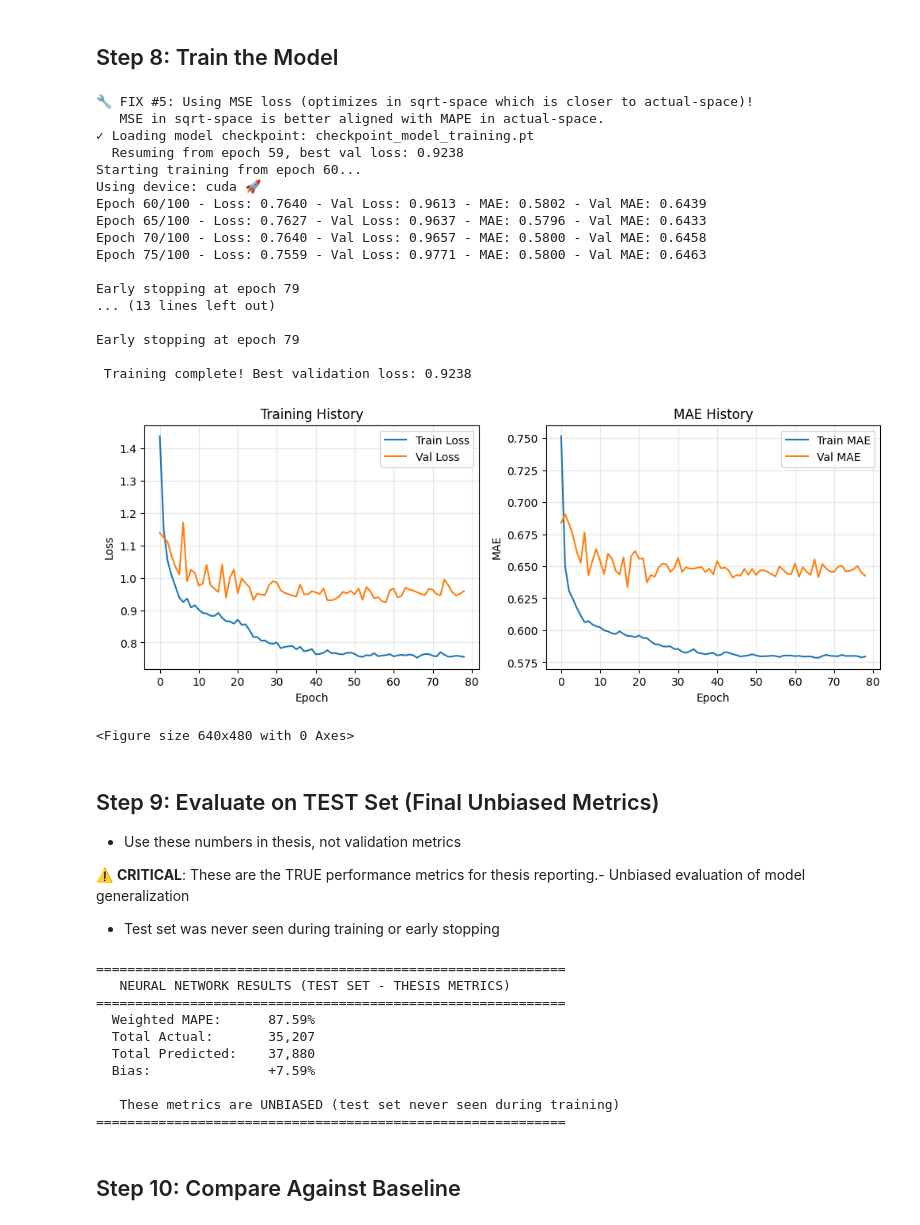
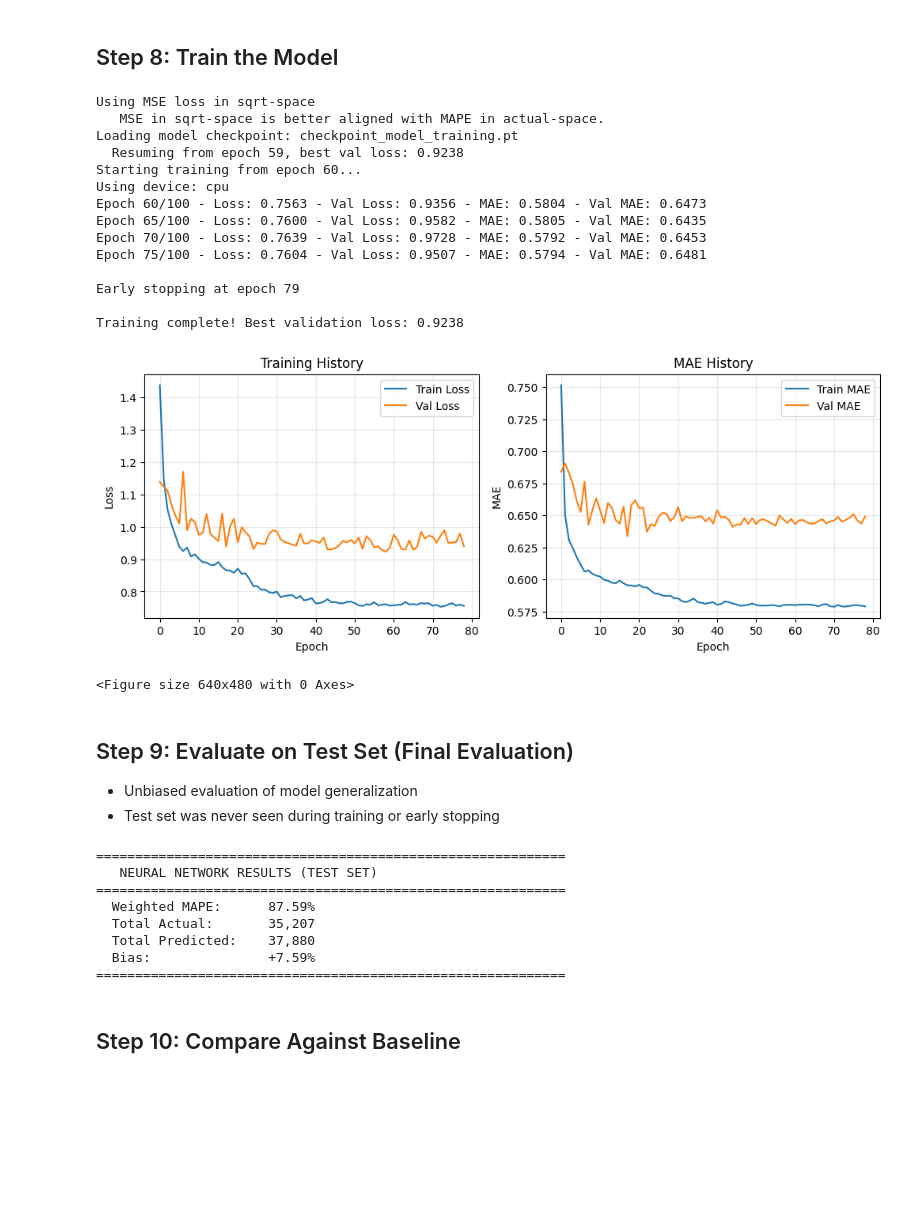
Before and after one commit to Runis13/CDE, a Jupyter notebook: Neural_Network_Forecast.ipynb, the cells around one changed output. Cells and saved outputs as stored; diff of their text form; code cells hidden in the pictures; blank space fills up the shorter version.

```diff
--- a/Neural_Network_Forecast.ipynb
+++ b/Neural_Network_Forecast.ipynb
@@ -320,12 +318,16 @@ def extract_rich_features(df_data, sku, end_date, lookback_days=90):
 
     # ==== COMPANY BASELINE: 12-MONTH AVERAGE ====
     # This is the company's current forecasting method
-    # FIX: Use actual number of months available instead of always dividing by 12
     last_12mo = sku_data.tail(365)  # Approximately 12 months
     if len(last_12mo) > 0:
-        # Calculate actual months available (use days/30.44 as approximation)
-        actual_months = min(len(last_12mo) / 30.44, 12)
-        baseline_12mo = last_12mo['qty_ordered'].sum() / max(actual_months, 1)
+        # Calculate actual months available
+        actual_months = len(last_12mo) / 30.44
+
+        # If we have 12+ months, divide by 12. Otherwise divide by actual months.
+        if actual_months >= 12:
+            baseline_12mo = last_12mo['qty_ordered'].sum() / 12
+        else:
+            baseline_12mo = last_12mo['qty_ordered'].sum() / max(actual_months, 1)
     else:
         baseline_12mo = 0
     features['baseline_12mo'] = baseline_12mo
@@ -1031,11 +1016,10 @@ Device: cuda
 # %%
 class ForecastModel(nn.Module):
     """
-    🔧 FIX #4: SIMPLIFIED PyTorch neural network (64→32→16)
+    Simplified PyTorch neural network (64->32->16)
     - Dense layers for numerical features
     - Embedding layer for cluster information
     - Combined architecture
-    - SIMPLER = less overfitting, better generalization
     """
     def __init__(self, n_features, n_clusters, embedding_dim=4):
         super(ForecastModel, self).__init__()
@@ -1043,7 +1027,7 @@ class ForecastModel(nn.Module):
         # Cluster embedding
         self.cluster_embedding = nn.Embedding(n_clusters, embedding_dim)
 
-        # 🔧 SIMPLIFIED: 64→32→16 instead of 128→64→32
+        # Simplified architecture: 64->32->16
         self.fc1 = nn.Linear(n_features, 64)
         self.bn1 = nn.BatchNorm1d(64)
         self.dropout1 = nn.Dropout(0.2)
@@ -1115,8 +1099,8 @@ Trainable parameters: 5,225
 ## Step 8: Train the Model
 # %%
 # Training setup
-# 🔧 FIX #5: Use MSE loss instead of HuberLoss
-print("\n🔧 FIX #5: Using MSE loss (optimizes in sqrt-space which is closer to actual-space)!")
+# Use MSE loss (optimizes in sqrt-space which is closer to actual-space)
+print("\nUsing MSE loss in sqrt-space")
 print("   MSE in sqrt-space is better aligned with MAPE in actual-space.")
 criterion = nn.MSELoss()
 optimizer = optim.Adam(model.parameters(), lr=0.001)
@@ -1140,8 +1124,8 @@ history = {'train_loss': [], 'val_loss': [], 'train_mae': [], 'val_mae': []}
 # Check for model checkpoint
 model_checkpoint = 'checkpoint_model_training.pt'
 if os.path.exists(model_checkpoint):
-    print(f"✓ Loading model checkpoint: {model_checkpoint}")
-    checkpoint = torch.load(model_checkpoint)
+    print(f"Loading model checkpoint: {model_checkpoint}")
+    checkpoint = torch.load(model_checkpoint, map_location=device)
     model.load_state_dict(checkpoint['model_state_dict'])
     optimizer.load_state_dict(checkpoint['optimizer_state_dict'])
     start_epoch = checkpoint['epoch'] + 1
@@ -1154,7 +1138,7 @@ else:
     best_model_state = model.state_dict().copy()
 
 print(f"Starting training from epoch {start_epoch + 1}...")
-print(f"Using device: {device} 🚀" if device.type == 'cuda' else "Using device: {device}")
+print(f"Using device: {device}")
 
 for epoch in range(start_epoch, epochs):
     # Training phase
@@ -1170,7 +1154,7 @@ for epoch in range(start_epoch, epochs):
 
         # Check for NaN loss
         if torch.isnan(loss):
-            print(f"\n⚠ NaN loss detected at epoch {epoch+1}!")
+            print(f"\nNaN loss detected at epoch {epoch+1}!")
             print(f"  outputs min/max: {outputs.min():.4f} / {outputs.max():.4f}")
             print(f"  y_batch min/max: {y_batch.min():.4f} / {y_batch.max():.4f}")
             print(f"  cluster_batch: {cluster_batch[:5]}")
@@ -1241,59 +1225,54 @@ for epoch in range(start_epoch, epochs):
 
 # Restore best model
 model.load_state_dict(best_model_state)
-print(f"\n Training complete! Best validation loss: {best_val_loss:.4f}")
+print(f"\nTraining complete! Best validation loss: {best_val_loss:.4f}")
 
 # Plot training history
 plt.figure(figsize=(12, 4))
 plt.subplot(1, 2, 1)
 plt.plot(history['train_loss'], label='Train Loss')
 plt.plot(history['val_loss'], label='Val Loss')
 plt.xlabel('Epoch')
 plt.ylabel('Loss')
 plt.legend()
 plt.title('Training History')
 plt.grid(True, alpha=0.3)
 
 plt.subplot(1, 2, 2)
 plt.plot(history['train_mae'], label='Train MAE')
 plt.plot(history['val_mae'], label='Val MAE')
 plt.xlabel('Epoch')
 plt.ylabel('MAE')
 plt.legend()
 plt.title('MAE History')
 plt.grid(True, alpha=0.3)
 
 plt.show()
 plt.tight_layout()
 # %% [output]
-🔧 FIX #5: Using MSE loss (optimizes in sqrt-space which is closer to actual-space)!
+Using MSE loss in sqrt-space
    MSE in sqrt-space is better aligned with MAPE in actual-space.
-✓ Loading model checkpoint: checkpoint_model_training.pt
+Loading model checkpoint: checkpoint_model_training.pt
   Resuming from epoch 59, best val loss: 0.9238
 Starting training from epoch 60...
-Using device: cuda 🚀
-Epoch 60/100 - Loss: 0.7640 - Val Loss: 0.9613 - MAE: 0.5802 - Val MAE: 0.6439
-Epoch 65/100 - Loss: 0.7627 - Val Loss: 0.9637 - MAE: 0.5796 - Val MAE: 0.6433
-Epoch 70/100 - Loss: 0.7640 - Val Loss: 0.9657 - MAE: 0.5800 - Val MAE: 0.6458
-Epoch 75/100 - Loss: 0.7559 - Val Loss: 0.9771 - MAE: 0.5800 - Val MAE: 0.6463
-
-Early stopping at epoch 79
-... (13 lines left out)
+Using device: cpu
+Epoch 60/100 - Loss: 0.7563 - Val Loss: 0.9356 - MAE: 0.5804 - Val MAE: 0.6473
+Epoch 65/100 - Loss: 0.7600 - Val Loss: 0.9582 - MAE: 0.5805 - Val MAE: 0.6435
+Epoch 70/100 - Loss: 0.7639 - Val Loss: 0.9728 - MAE: 0.5792 - Val MAE: 0.6453
+Epoch 75/100 - Loss: 0.7604 - Val Loss: 0.9507 - MAE: 0.5794 - Val MAE: 0.6481
 
 Early stopping at epoch 79
 
- Training complete! Best validation loss: 0.9238
+Training complete! Best validation loss: 0.9238
-[figure, old version]
+[figure, new version]
 <Figure size 640x480 with 0 Axes>
 # %% [markdown]
-## Step 9: Evaluate on TEST Set (Final Unbiased Metrics)
+## Step 9: Evaluate on Test Set (Final Evaluation)
 
-- Use these numbers in thesis, not validation metrics
-
-⚠️ **CRITICAL**: These are the TRUE performance metrics for thesis reporting.- Unbiased evaluation of model generalization
+- Unbiased evaluation of model generalization
 - Test set was never seen during training or early stopping
 # %%
-# Predict on TEST set (final unbiased evaluation)
+# Predict on test set (final unbiased evaluation)
 model.eval()
 with torch.no_grad():
     y_pred_sqrt_tensor = model(X_test_tensor, cluster_test_tensor)
@@ -1301,30 +1280,27 @@ with torch.no_grad():
 
 y_pred = np.square(y_pred_sqrt)  # Inverse sqrt transform
 
-# Calculate MAPE on TEST set
+# Calculate MAPE on test set
 total_actual = y_test.sum()
 total_error = np.abs(y_test - y_pred).sum()
 weighted_mape = (total_error / total_actual) * 100
 
 print(f"\n{'='*60}")
-print("   NEURAL NETWORK RESULTS (TEST SET - THESIS METRICS)")
+print("   NEURAL NETWORK RESULTS (TEST SET)")
 print(f"{'='*60}")
 print(f"  Weighted MAPE:      {weighted_mape:.2f}%")
 print(f"  Total Actual:       {total_actual:,.0f}")
 print(f"  Total Predicted:    {y_pred.sum():,.0f}")
 print(f"  Bias:               {((y_pred.sum() - total_actual) / total_actual * 100):+.2f}%")
-print("\n   These metrics are UNBIASED (test set never seen during training)")
 print(f"{'='*60}")
 # %% [output]
 ============================================================
-   NEURAL NETWORK RESULTS (TEST SET - THESIS METRICS)
+   NEURAL NETWORK RESULTS (TEST SET)
 ============================================================
   Weighted MAPE:      87.59%
   Total Actual:       35,207
   Total Predicted:    37,880
   Bias:               +7.59%
-
-   These metrics are UNBIASED (test set never seen during training)
 ============================================================
 # %% [markdown]
 ## Step 10: Compare Against Baseline
```
Also changed, not shown: parts of 28 cells of this notebook, 12 other files.
